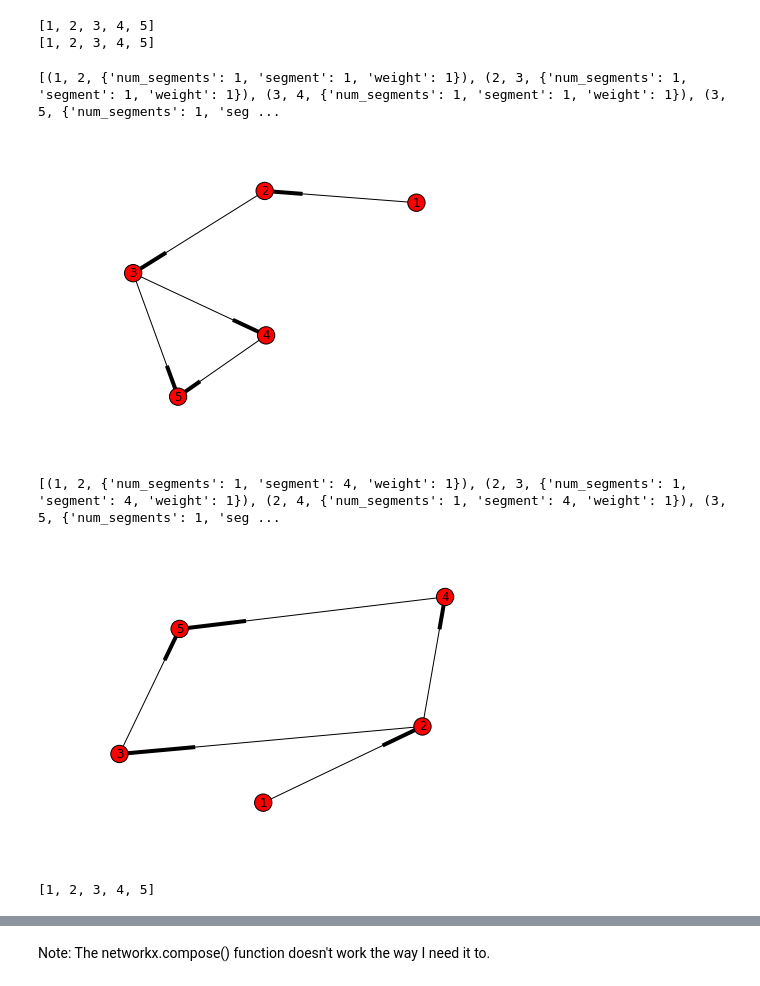
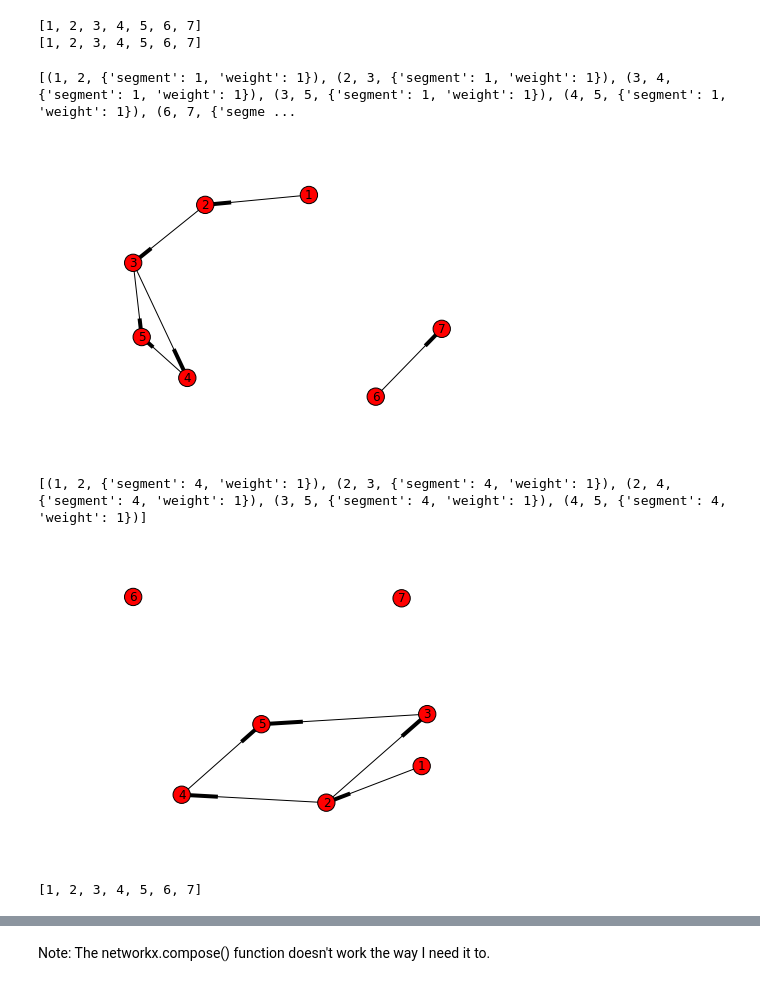
Before and after one commit to ericmjl/Influenza-Reassortment-Simulation-and-Identification, a Jupyter notebook: Sandbox.ipynb, the cells around one changed output, grey strips where cells are left out. Saved outputs shown, nothing was run; the diff lists cells and outputs as text; code cells hidden in the pictures.

```diff
--- a/Sandbox.ipynb
+++ b/Sandbox.ipynb
@@ -4,7 +4,7 @@ import networkx as nx
 G1 = nx.DiGraph()
 G2 = nx.DiGraph()
 # %%
-nodes = [1, 2, 3, 4, 5]
+nodes = [1, 2, 3, 4, 5, 6, 7]
 
 for node in nodes:
     G1.add_node(node)
@@ -13,21 +13,22 @@ for node in nodes:
 print G1.nodes()
 print G2.nodes()
 # %% [output]
-[1, 2, 3, 4, 5]
-[1, 2, 3, 4, 5]
+[1, 2, 3, 4, 5, 6, 7]
+[1, 2, 3, 4, 5, 6, 7]
 # %%
 G1.add_edge(1, 2, weight=1, segment=1)
 G1.add_edge(2, 3, weight=1, segment=1)
 G1.add_edge(3, 4, weight=1, segment=1)
 G1.add_edge(3, 5, weight=1, segment=1)
 G1.add_edge(4, 5, weight=1, segment=1)
+G1.add_edge(6, 7, weight=1, segment=1)
 
 print G1.edges(data=True)
 
 nx.draw(G1)
 # %% [output]
-[(1, 2, {'num_segments': 1, 'segment': 1, 'weight': 1}), (2, 3, {'num_segments': 1, 'segment': 1, 'weight': 1}), (3, 4, {'num_segments': 1, 'segment': 1, 'weight': 1}), (3, 5, {'num_segments': 1, 'seg ...
+[(1, 2, {'segment': 1, 'weight': 1}), (2, 3, {'segment': 1, 'weight': 1}), (3, 4, {'segment': 1, 'weight': 1}), (3, 5, {'segment': 1, 'weight': 1}), (4, 5, {'segment': 1, 'weight': 1}), (6, 7, {'segme ...
-[figure, old version]
+[figure, new version]
 # %%
 G2.add_edge(1, 2, weight=1, segment=4)
 G2.add_edge(2, 3, weight=1, segment=4)
@@ -37,14 +38,14 @@ G2.add_edge(4, 5, weight=1, segment=4)
 print G2.edges(data=True)
 nx.draw(G2)
 # %% [output]
-[(1, 2, {'num_segments': 1, 'segment': 4, 'weight': 1}), (2, 3, {'num_segments': 1, 'segment': 4, 'weight': 1}), (2, 4, {'num_segments': 1, 'segment': 4, 'weight': 1}), (3, 5, {'num_segments': 1, 'seg ...
+[(1, 2, {'segment': 4, 'weight': 1}), (2, 3, {'segment': 4, 'weight': 1}), (2, 4, {'segment': 4, 'weight': 1}), (3, 5, {'segment': 4, 'weight': 1}), (4, 5, {'segment': 4, 'weight': 1})]
-[figure, old version]
+[figure, new version]
 # %%
 combined_graph = nx.compose(G1, G2)
 # %%
 combined_graph.nodes()
 # %% [output]
-[1, 2, 3, 4, 5]
+[1, 2, 3, 4, 5, 6, 7]
 # %%
 nx.draw(combined_graph)
 # %% [output]
```
Also changed, not shown: parts of 19 cells of this notebook, 7 other files.
